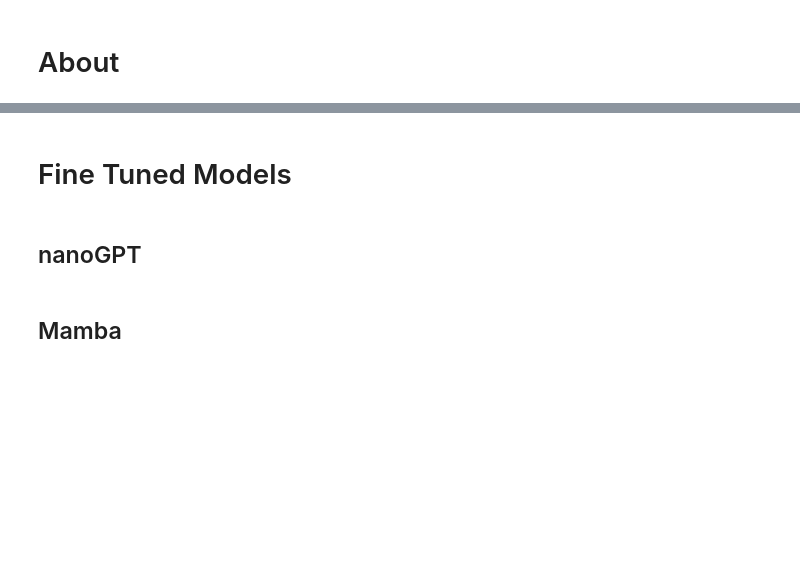
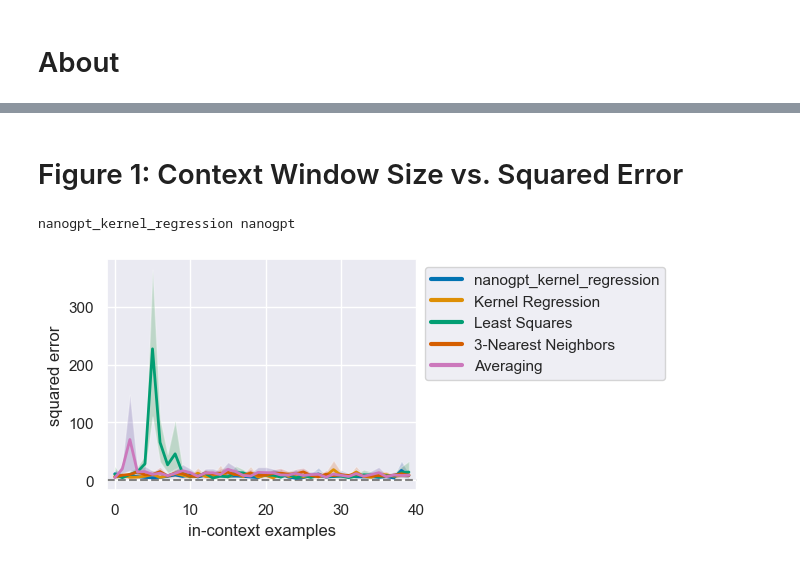
Before and after one commit to joyjwlee/cs182_final_proj, a Jupyter notebook: src/eval.ipynb, the cells around one changed output, grey strips where cells are left out. Cells and saved outputs as stored; diff of their text form; code cells hidden in the pictures; blank space fills up the shorter version.

Commit message:
[EVAL] Figure 1 outputting

```diff
--- a/src/eval.ipynb
+++ b/src/eval.ipynb
@@ -38,6 +38,30 @@ df  # list all the runs in our run_dir
-# %% [markdown]
-# Fine Tuned Models
-# %% [markdown]
-## nanoGPT
-# %% [markdown]
-## Mamba
+# %%
+#task = "linear_regression"
+#task = "sparse_linear_regression"
+#task = "decision_tree"
+#task = "relu_2nn_regression"
+task = "kernel_regression"
+
+run_id = "nanogpt"  # if you train more models, replace with the run_id from the table above
+
+run_path = os.path.join(run_dir, task, run_id)
+recompute_metrics = False
+
+if recompute_metrics:
+    get_run_metrics(run_path)  # these are normally precomputed at the end of training
+# %% [markdown]
+# Figure 1: Context Window Size vs. Squared Error
+# %%
+def valid_row(r):
+    return r.task == task and r.run_id == run_id
+
+metrics = collect_results(run_dir, df, valid_row=valid_row)
+_, conf = get_model_from_run(run_path, only_conf=True)
+n_dims = conf.model.n_dims
+
+models = relevant_model_names[task + "_" + run_id]
+basic_plot(metrics["standard"], models=models)
+plt.show()
+# %% [output]
+nanogpt_kernel_regression nanogpt
+[figure, added]
```
Also changed, not shown: parts of 7 cells of this notebook, 3 other files.
